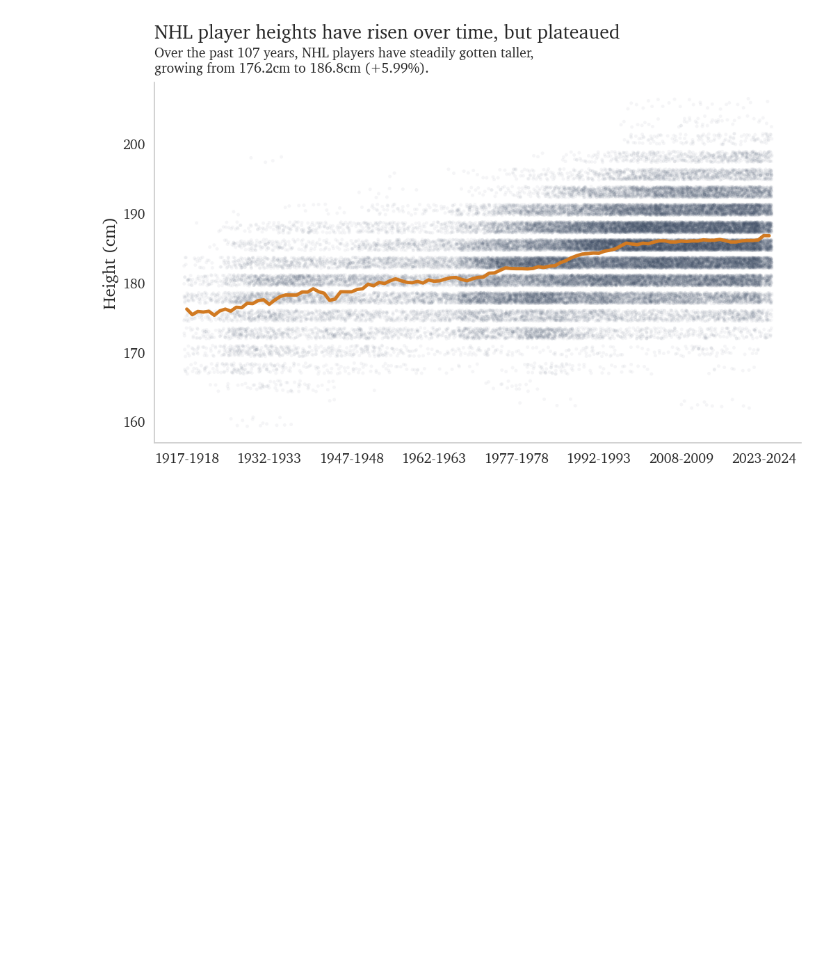
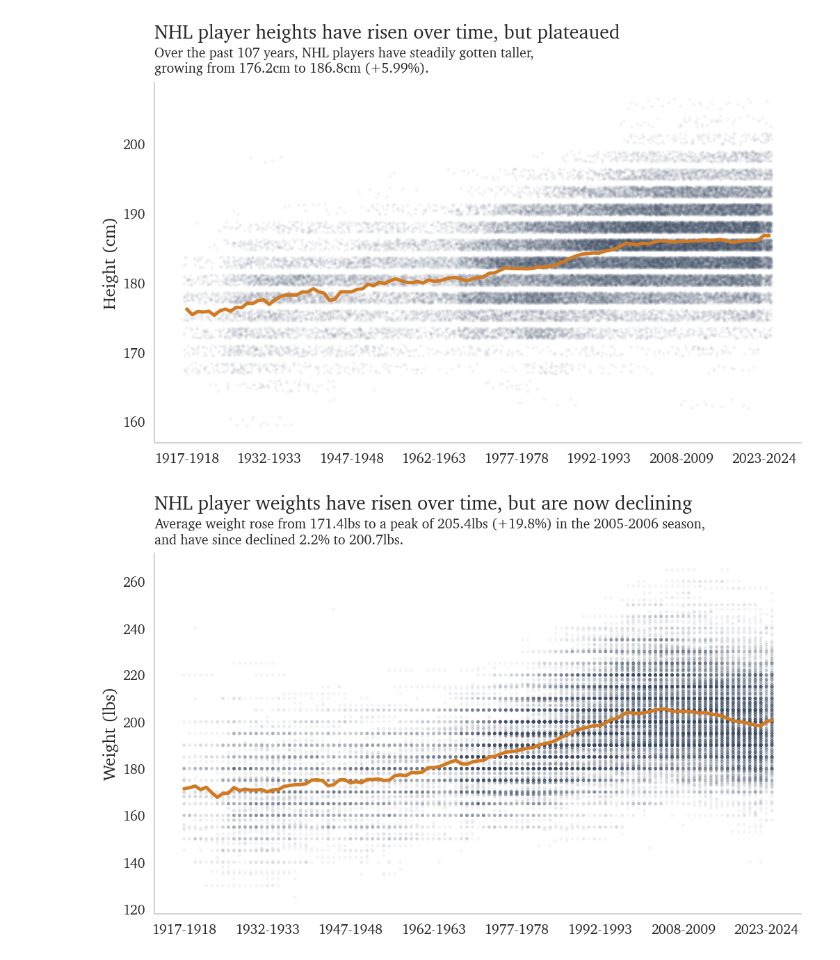
Before and after one commit to dwiwad/hockey_site, a Jupyter notebook: scripts/nhl-player-demographics/Demographics_Notebook.ipynb, the cells around one changed output. Cells and saved outputs as stored; diff of their text form; code cells hidden in the pictures; blank space fills up the shorter version.

```diff
--- a/scripts/nhl-player-demographics/Demographics_Notebook.ipynb
+++ b/scripts/nhl-player-demographics/Demographics_Notebook.ipynb
@@ -478,36 +478,30 @@ plt.show()
 # %% [output]
 [figure]
 # %%
-# Clean up data and convert height to cm
-height_df = roster[['season', 'height_in']].dropna().copy()
-height_df['height_cm'] = height_df['height_in'] * 2.54
-height_df['season_label'] = height_df['season'].apply(split_and_hyphenate)
-
-# Create jittered data
-np.random.seed(42)
-jittered_x = np.arange(len(height_df)) + np.random.uniform(-0.5, 0.5, size=len(height_df))
-jittered_y = height_df['height_cm'] + np.random.uniform(-0.8, 0.8, size=len(height_df))
+# Clean up data
+weight_df = roster[['season', 'weight_lb']].dropna().copy()
+weight_df['season_label'] = weight_df['season'].apply(split_and_hyphenate)
 
 # Map seasons to numeric x values
-season_labels = height_df['season_label'].unique()
+season_labels = weight_df['season_label'].unique()
 season_to_index = {label: i for i, label in enumerate(season_labels)}
-height_df['x_pos'] = height_df['season_label'].map(season_to_index)
+weight_df['x_pos'] = weight_df['season_label'].map(season_to_index)
 
 # Compute average height by season
-avg_height = (
-    height_df.groupby('season_label')['height_cm']
+avg_weight = (
+    weight_df.groupby('season_label')['weight_lb']
     .mean()
     .reset_index()
 )
-avg_height['x_pos'] = avg_height['season_label'].map(season_to_index)
+avg_weight['x_pos'] = avg_weight['season_label'].map(season_to_index)
 
 # PLOT
 fig, ax = plt.subplots(figsize=(12, 7))
 
 # Scatter: faded, jittered dots
 ax.scatter(
-    height_df['x_pos'] + np.random.uniform(-0.5, 0.5, size=len(height_df)),
-    height_df['height_cm'] + np.random.uniform(-0.8, 0.8, size=len(height_df)),
+    weight_df['x_pos'],
+    weight_df['weight_lb'],
     alpha=0.05,
     color='#3B4B64',
     edgecolor='none',
@@ -516,10 +510,9 @@ ax.scatter(
 
 # Line: average height per season
 sns.lineplot(
-    data=avg_height,
+    data=avg_weight,
     x="x_pos",
-    y="height_cm",
-    ax=ax,
+    y="weight_lb",
     color='#D17A22',
     linewidth=3.5,
     zorder=10
@@ -537,33 +530,35 @@ ax.set_xticklabels(tick_labels, rotation=0, fontsize=14)
 
 # Y-axis tick label styling
 ax.tick_params(axis='y', labelsize=14)
 
 # Axis labels
 ax.set_xlabel("")
-ax.set_ylabel("Height (cm)", fontsize=18)
+ax.set_ylabel("Weight (lbs)", fontsize=18)
 
 # Layout and title position
 left_x = ax.get_position().x0
 plt.subplots_adjust(top=0.85)
 
 # Title
 fig.suptitle(
-    "NHL player heights have risen over time, but plateaued",
+    "NHL player weights have risen over time, but are now declining",
     fontsize=20,
     weight='bold',
     x=left_x,
     ha='left',
     y=0.97
 )
 
 # Subtitle
 fig.text(
     left_x,
     0.87,
-    "Over the past 107 years, NHL players have steadily gotten taller,\ngrowing from 176.2cm to 186.8cm (+5.99%).",
+    "Average weight rose from 171.4lbs to a peak of 205.4lbs (+19.8%) in the 2005-2006 season,\nand have since declined 2.2% to 200.7lbs.",
     fontsize=14,
     ha='left'
 )
 
 # Show
 plt.show()
+# %% [output]
+[figure, added]
```
Also changed, not shown: parts of 7 cells of this notebook, 3 other files.
